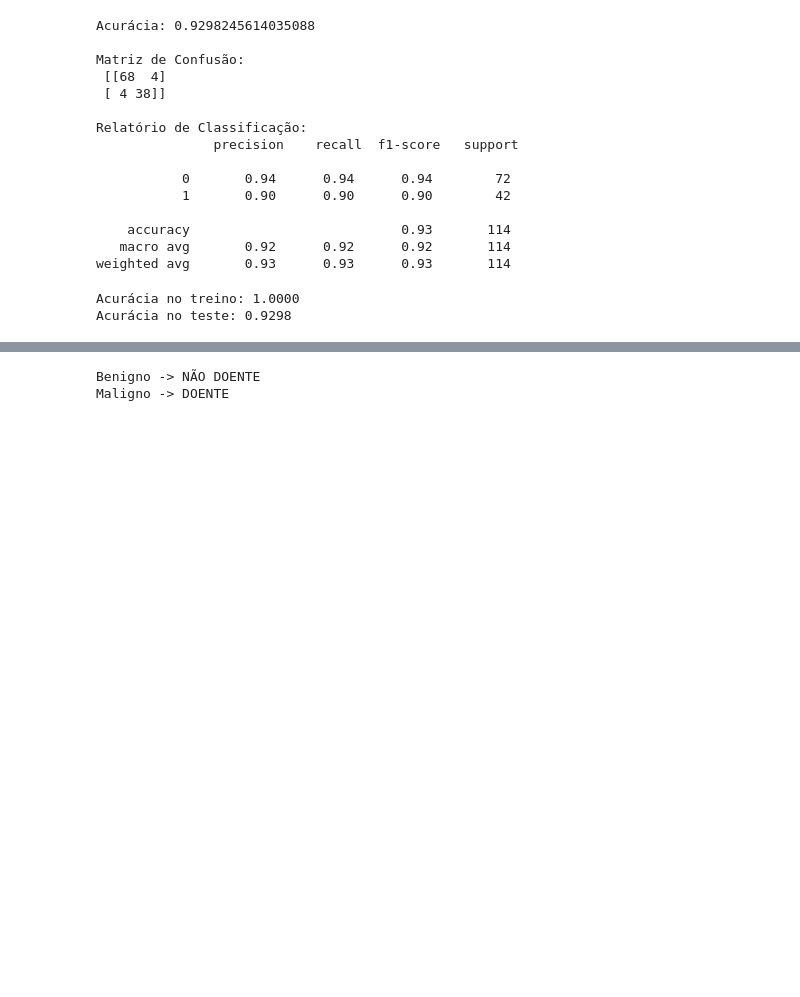
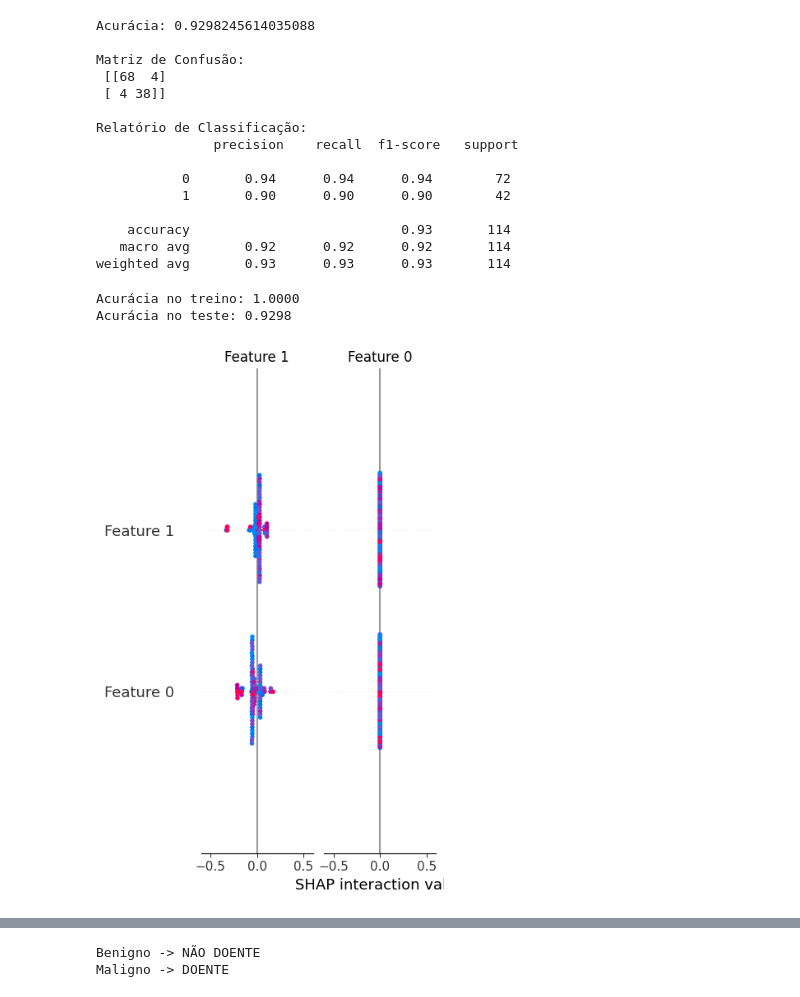
Before and after one commit to KeityPires/tech-challenge-ia-diagnostico, a Jupyter notebook: notebooks/02_exploracao_dados_cancer_mama.ipynb, the cells around one changed output, grey strips where cells are left out. Drawn from its saved outputs; the diff is of its cells as text; code cells hidden in the pictures; blank space fills up the shorter version.

```diff
--- a/notebooks/02_exploracao_dados_cancer_mama.ipynb
+++ b/notebooks/02_exploracao_dados_cancer_mama.ipynb
@@ -388,3 +414,14 @@ print(f"Acurácia no teste: {test_accuracy:.4f}")
 # %% [output]
 Acurácia no treino: 1.0000
 Acurácia no teste: 0.9298
+# %%
+import shap
+
+# Cria o objeto de explicação
+explainer = shap.Explainer(tree_model, X_test)
+shap_values = explainer(X_test)
+
+# Mostra importância global
+shap.summary_plot(shap_values, X_test)
+# %% [output]
+[figure, added]
```
Also changed, not shown: parts of 4 cells of this notebook.
